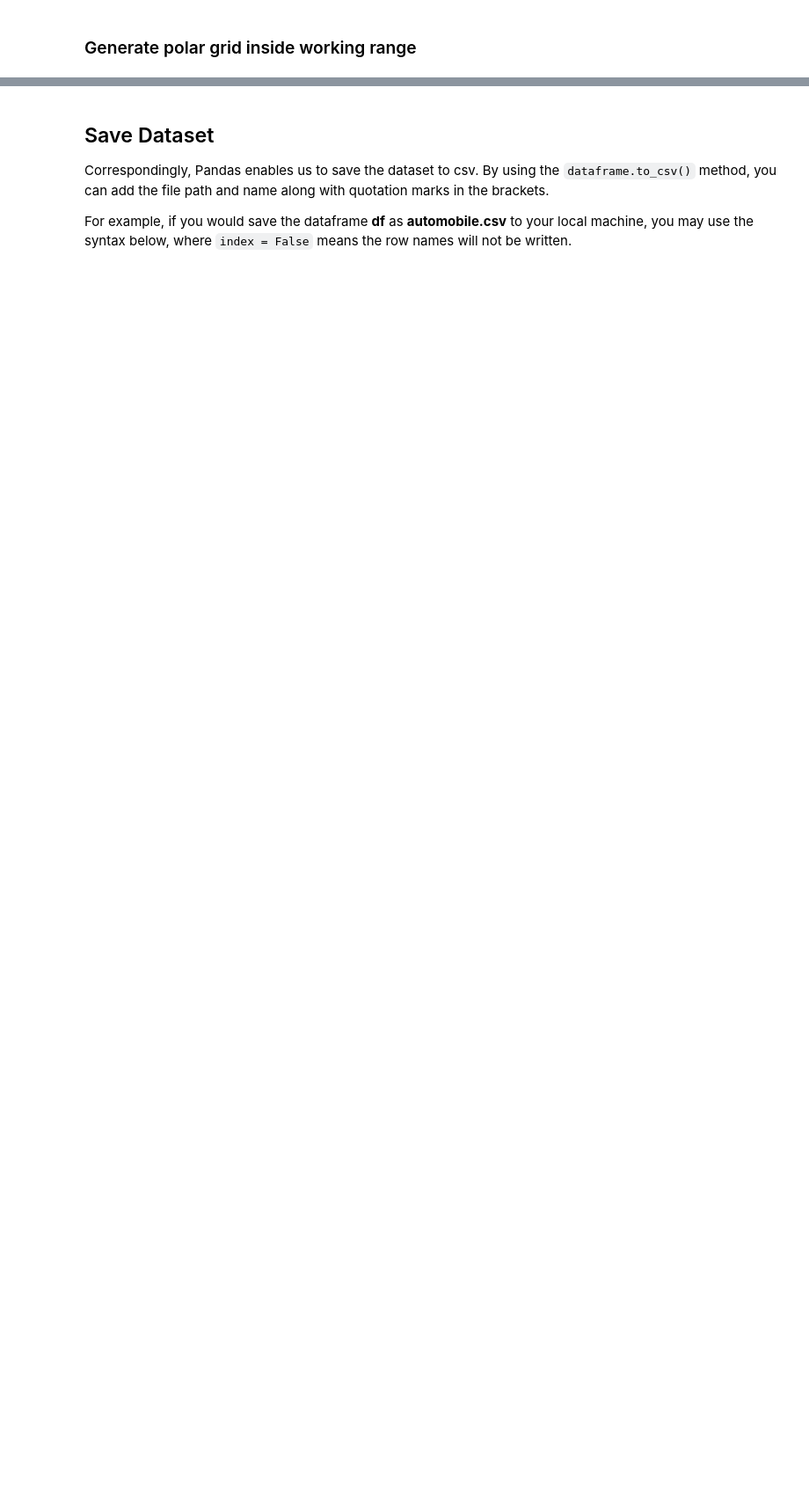
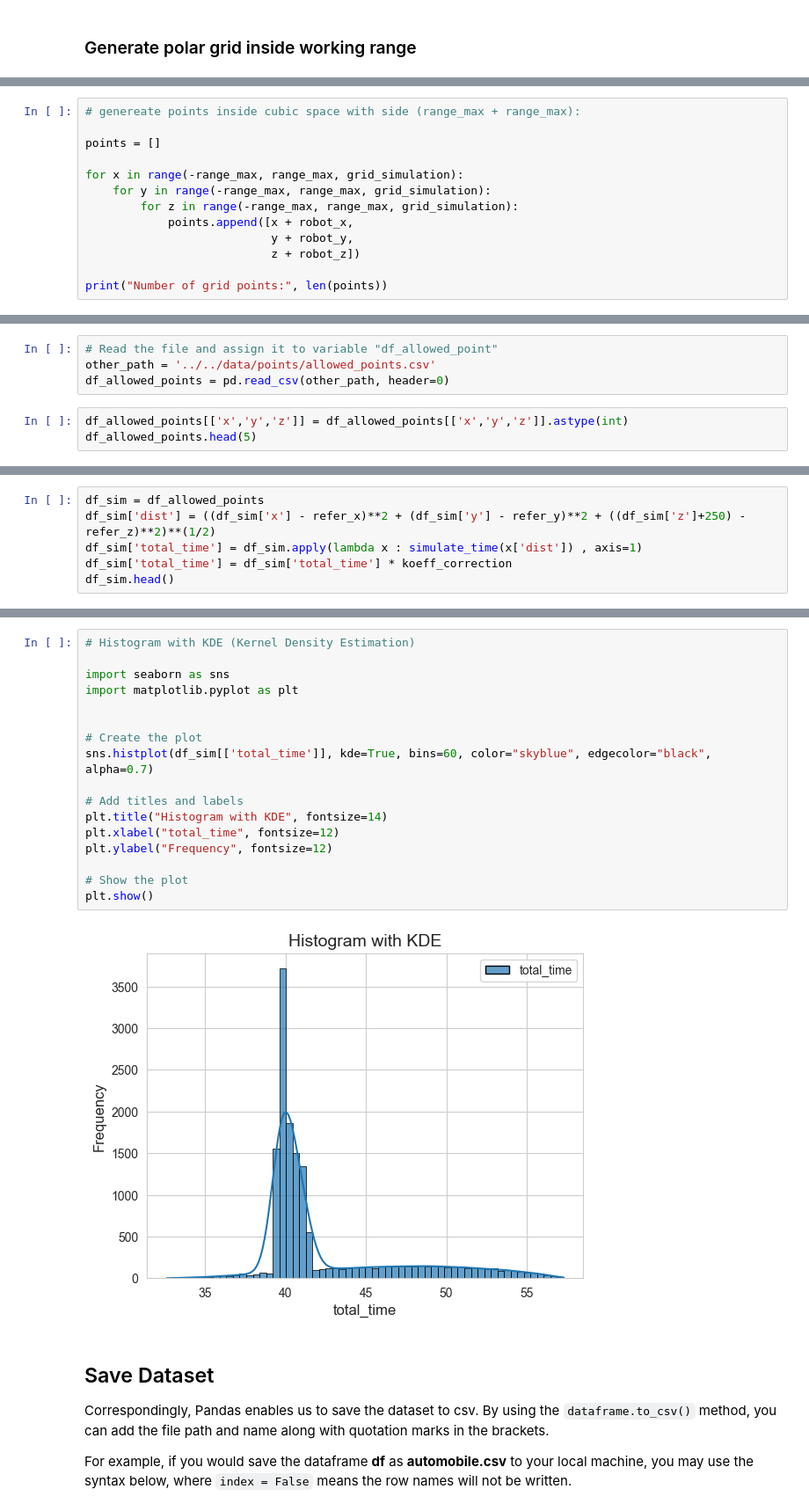
Before and after one commit to UsmanovSla/MGD-RSS, a Jupyter notebook: model/02_DetermModel/DM_02_Model_Parameters.ipynb, the cells around one changed output, grey strips where cells are left out. Shown at 88% size. Saved outputs shown, nothing was run; the diff lists cells and outputs as text; blank space fills up the shorter version.

```diff
--- a/model/02_DetermModel/DM_02_Model_Parameters.ipynb
+++ b/model/02_DetermModel/DM_02_Model_Parameters.ipynb
@@ -213,0 +167,13 @@ plt.show()
+# %%
+# genereate points inside cubic space with side (range_max + range_max):
+
+points = []
+
+for x in range(-range_max, range_max, grid_simulation):
+    for y in range(-range_max, range_max, grid_simulation):
+        for z in range(-range_max, range_max, grid_simulation):
+            points.append([x + robot_x,
+                           y + robot_y,
+                           z + robot_z])
+
+print("Number of grid points:", len(points))
@@ -213,0 +199,7 @@ plt.show()
+# %%
+# Read the file and assign it to variable "df_allowed_point"
+other_path = '../../data/points/allowed_points.csv'
+df_allowed_points = pd.read_csv(other_path, header=0)
+# %%
+df_allowed_points[['x','y','z']] = df_allowed_points[['x','y','z']].astype(int)
+df_allowed_points.head(5)
@@ -213,0 +215,6 @@ plt.show()
+# %%
+df_sim = df_allowed_points
+df_sim['dist'] = ((df_sim['x'] - refer_x)**2 + (df_sim['y'] - refer_y)**2 + ((df_sim['z']+250) - refer_z)**2)**(1/2)
+df_sim['total_time'] = df_sim.apply(lambda x : simulate_time(x['dist']) , axis=1)
+df_sim['total_time'] = df_sim['total_time'] * koeff_correction
+df_sim.head()
@@ -214,3 +240,22 @@ plt.show()
+# %%
+# Histogram with KDE (Kernel Density Estimation)
+
+import seaborn as sns
+import matplotlib.pyplot as plt
+
+
+# Create the plot
+sns.histplot(df_sim[['total_time']], kde=True, bins=60, color="skyblue", edgecolor="black", alpha=0.7)
+
+# Add titles and labels
+plt.title("Histogram with KDE", fontsize=14)
+plt.xlabel("total_time", fontsize=12)
+plt.ylabel("Frequency", fontsize=12)
+
+# Show the plot
+plt.show()
+# %% [output]
+[figure, added]
 # %% [markdown]
 <h2>Save Dataset</h2>
 <p>
```
Also changed, not shown: parts of 20 cells of this notebook, 26 other files.
